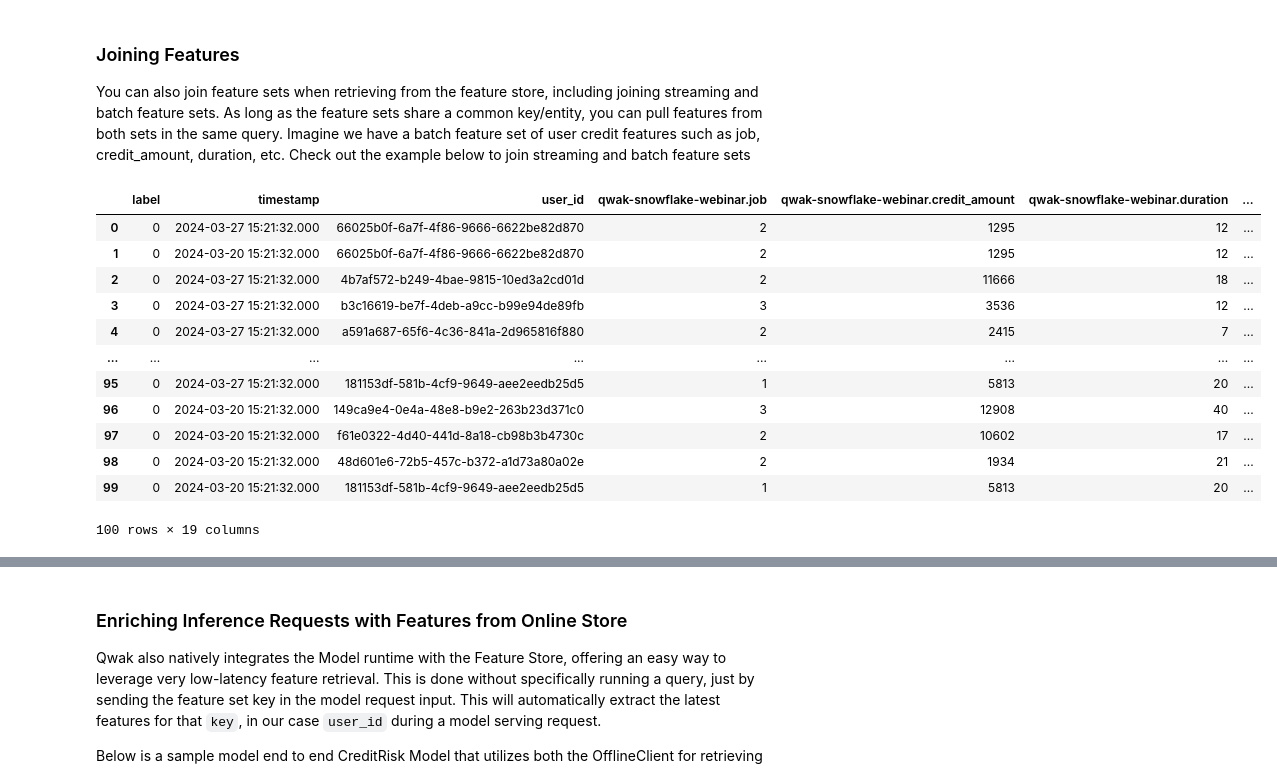
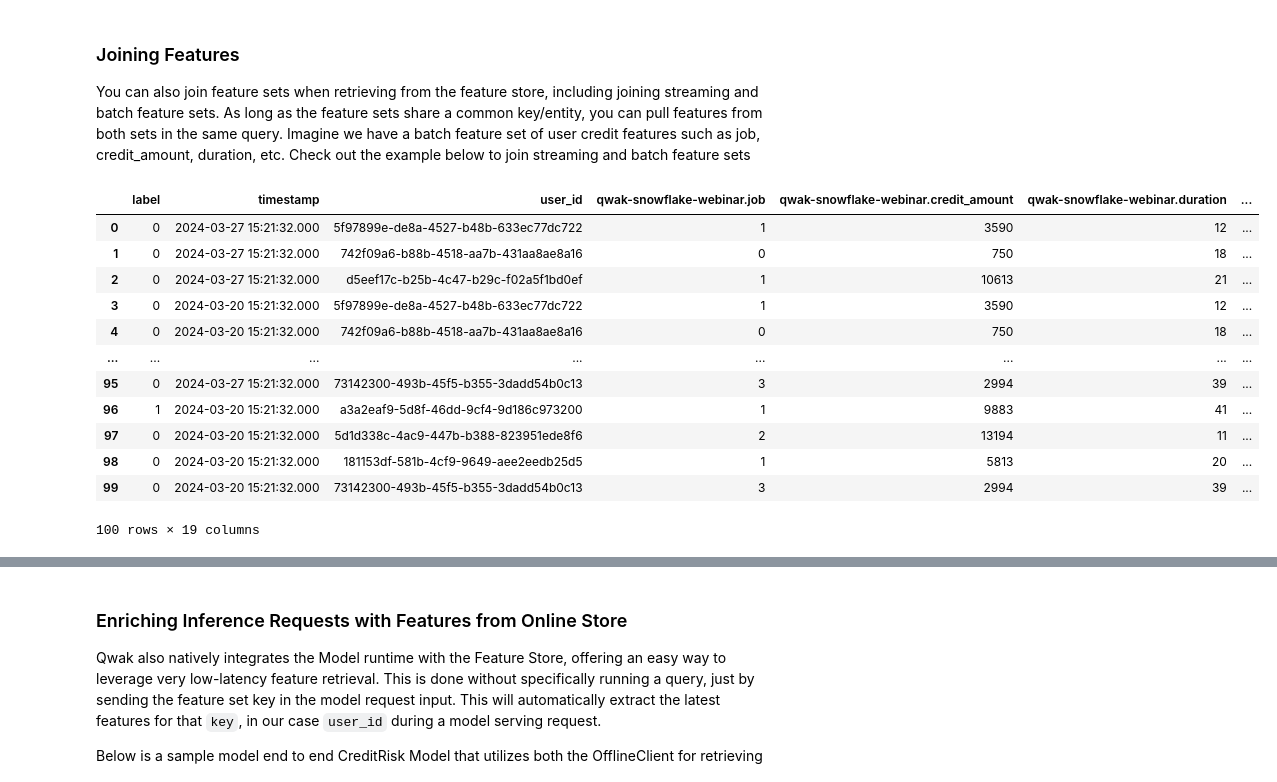
Before and after one commit to qwak-ai/qwak-examples, a Jupyter notebook: credit_risk_streaming/notebook_example/streaming_feature_set_example.ipynb, the cells around one changed output, grey strips where cells are left out. Saved outputs shown, nothing was run; the diff lists cells and outputs as text; code cells hidden in the pictures.

```diff
--- a/credit_risk_streaming/notebook_example/streaming_feature_set_example.ipynb
+++ b/credit_risk_streaming/notebook_example/streaming_feature_set_example.ipynb
@@ -543,46 +556,46 @@ from datetime import datetime
 import pandas as pd
 
 offline_feature_store = OfflineClientV2()
-population_df = pd.read_csv("main/population.csv")
+population_df = pd.read_csv("population.csv")
 
 streaming_features = FeatureSetFeatures(
     feature_set_name='transaction-aggregates-demo',
     feature_names=['count_transaction_amount_1m',
                 'last_distinct_5_transaction_amount_1m',
                 'sum_transaction_amount_1m',
                 'sample_stdev_transaction_amount_1m',
                 'median_transaction_amount_1m',
                 'max_transaction_amount_1m',
                 'count_transaction_amount_1h',
                 'sum_transaction_amount_1h',
                 'sample_stdev_transaction_amount_1h',
                 'median_transaction_amount_1h',
                 'max_transaction_amount_1h'
                 ]
 )
 
 batch_features = FeatureSetFeatures(
     feature_set_name='qwak-snowflake-webinar',
     feature_names=['job','credit_amount','duration','purpose','risk']
 )
 features = [streaming_features, batch_features]
 offline_feature_store.get_feature_values(
     features=features,
     population=population_df
 )
 # %% [output]
 |  | label | timestamp | user_id | qwak-snowflake-webinar.job | qwak-snowflake-webinar.credit_amount | qwak-snowflake-webinar.duration | ... |
-| 0 | 0 | 2024-03-27 15:21:32.000 | 66025b0f-6a7f-4f86-9666-6622be82d870 | 2 | 1295 | 12 | ... |
-| 1 | 0 | 2024-03-20 15:21:32.000 | 66025b0f-6a7f-4f86-9666-6622be82d870 | 2 | 1295 | 12 | ... |
-| 2 | 0 | 2024-03-27 15:21:32.000 | 4b7af572-b249-4bae-9815-10ed3a2cd01d | 2 | 11666 | 18 | ... |
-| 3 | 0 | 2024-03-27 15:21:32.000 | b3c16619-be7f-4deb-a9cc-b99e94de89fb | 3 | 3536 | 12 | ... |
-| 4 | 0 | 2024-03-27 15:21:32.000 | a591a687-65f6-4c36-841a-2d965816f880 | 2 | 2415 | 7 | ... |
+| 0 | 0 | 2024-03-27 15:21:32.000 | 5f97899e-de8a-4527-b48b-633ec77dc722 | 1 | 3590 | 12 | ... |
+| 1 | 0 | 2024-03-27 15:21:32.000 | 742f09a6-b88b-4518-aa7b-431aa8ae8a16 | 0 | 750 | 18 | ... |
+| 2 | 0 | 2024-03-27 15:21:32.000 | d5eef17c-b25b-4c47-b29c-f02a5f1bd0ef | 1 | 10613 | 21 | ... |
+| 3 | 0 | 2024-03-20 15:21:32.000 | 5f97899e-de8a-4527-b48b-633ec77dc722 | 1 | 3590 | 12 | ... |
+| 4 | 0 | 2024-03-20 15:21:32.000 | 742f09a6-b88b-4518-aa7b-431aa8ae8a16 | 0 | 750 | 18 | ... |
 | ... | ... | ... | ... | ... | ... | ... | ... |
-| 95 | 0 | 2024-03-27 15:21:32.000 | 181153df-581b-4cf9-9649-aee2eedb25d5 | 1 | 5813 | 20 | ... |
-| 96 | 0 | 2024-03-20 15:21:32.000 | 149ca9e4-0e4a-48e8-b9e2-263b23d371c0 | 3 | 12908 | 40 | ... |
-| 97 | 0 | 2024-03-20 15:21:32.000 | f61e0322-4d40-441d-8a18-cb98b3b4730c | 2 | 10602 | 17 | ... |
-| 98 | 0 | 2024-03-20 15:21:32.000 | 48d601e6-72b5-457c-b372-a1d73a80a02e | 2 | 1934 | 21 | ... |
-| 99 | 0 | 2024-03-20 15:21:32.000 | 181153df-581b-4cf9-9649-aee2eedb25d5 | 1 | 5813 | 20 | ... |
+| 95 | 0 | 2024-03-27 15:21:32.000 | 73142300-493b-45f5-b355-3dadd54b0c13 | 3 | 2994 | 39 | ... |
+| 96 | 1 | 2024-03-20 15:21:32.000 | a3a2eaf9-5d8f-46dd-9cf4-9d186c973200 | 1 | 9883 | 41 | ... |
+| 97 | 0 | 2024-03-20 15:21:32.000 | 5d1d338c-4ac9-447b-b388-823951ede8f6 | 2 | 13194 | 11 | ... |
+| 98 | 0 | 2024-03-20 15:21:32.000 | 181153df-581b-4cf9-9649-aee2eedb25d5 | 1 | 5813 | 20 | ... |
+| 99 | 0 | 2024-03-20 15:21:32.000 | 73142300-493b-45f5-b355-3dadd54b0c13 | 3 | 2994 | 39 | ... |
 100 rows × 19 columns
 # %%
 ###  Consuming Streaming Features from the Online Feature Store using the Online Client
```
Also changed, not shown: parts of 3 cells of this notebook, 1 other file.
